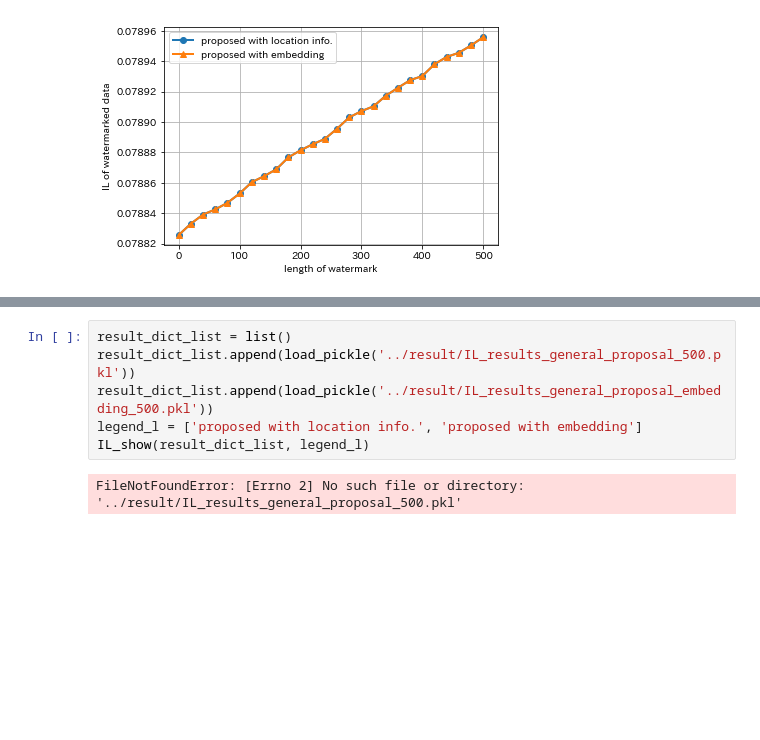
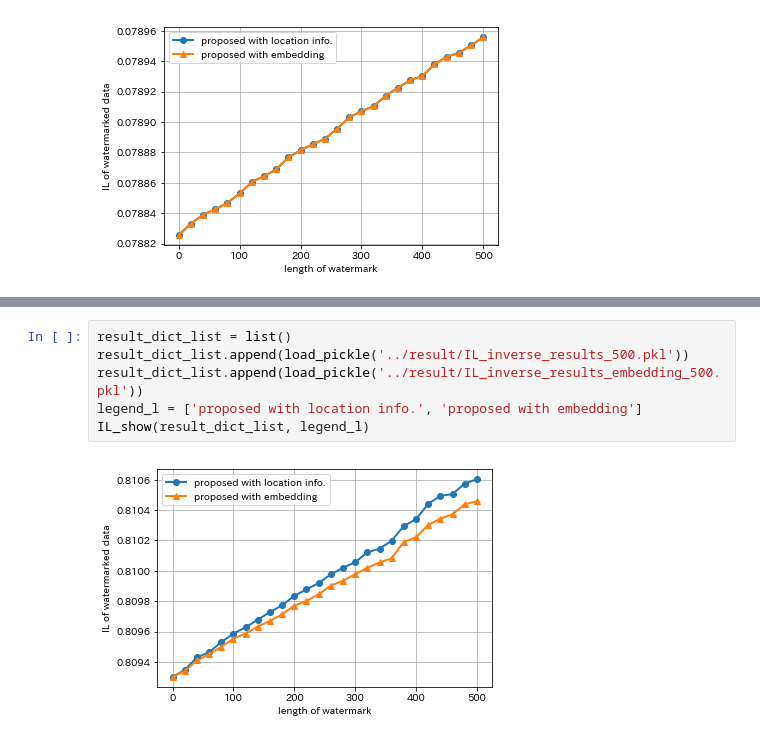
Before and after one commit to yuta1331/watermark, a Jupyter notebook: jupyter/IL_evaluation.ipynb, the cells around one changed output, grey strips where cells are left out. Drawn from its saved outputs; the diff is of its cells as text; blank space fills up the shorter version.

```diff
--- a/jupyter/IL_evaluation.ipynb
+++ b/jupyter/IL_evaluation.ipynb
@@ -68,8 +93,8 @@ IL_show(result_dict_list, legend_l)
 # %%
 result_dict_list = list()
-result_dict_list.append(load_pickle('../result/IL_results_general_proposal_500.pkl'))
-result_dict_list.append(load_pickle('../result/IL_results_general_proposal_embedding_500.pkl'))
+result_dict_list.append(load_pickle('../result/IL_inverse_results_500.pkl'))
+result_dict_list.append(load_pickle('../result/IL_inverse_results_embedding_500.pkl'))
 legend_l = ['proposed with location info.', 'proposed with embedding']
 IL_show(result_dict_list, legend_l)
 # %% [output]
-FileNotFoundError: [Errno 2] No such file or directory: '../result/IL_results_general_proposal_500.pkl'
+[figure, added]
```
Also changed, not shown: parts of 11 cells of this notebook.
